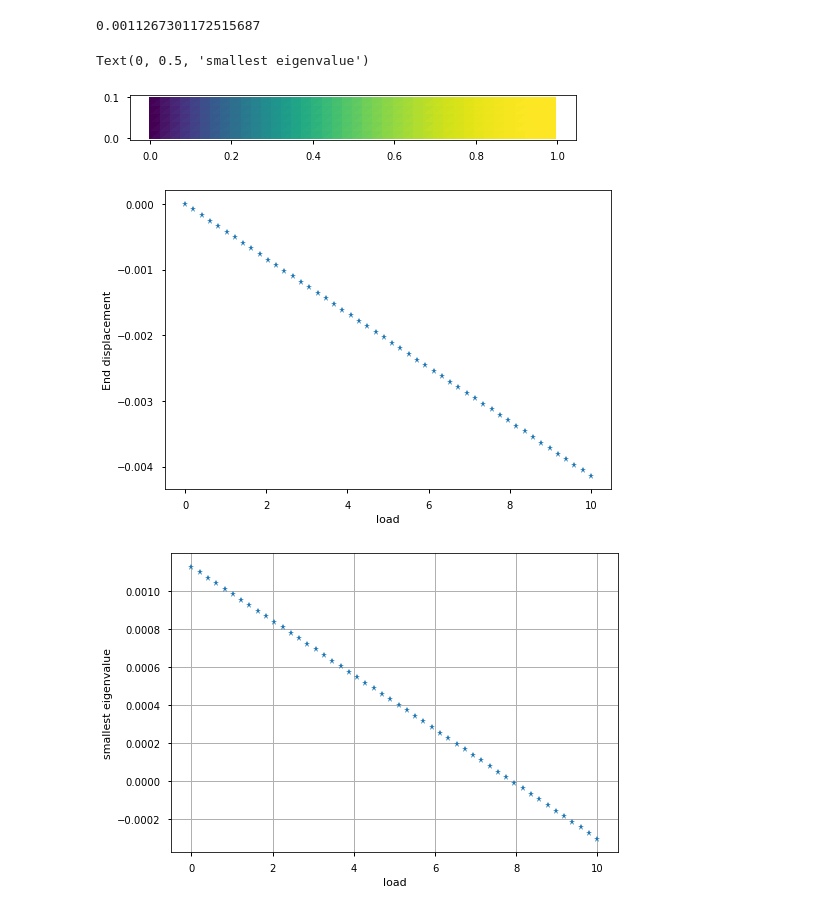
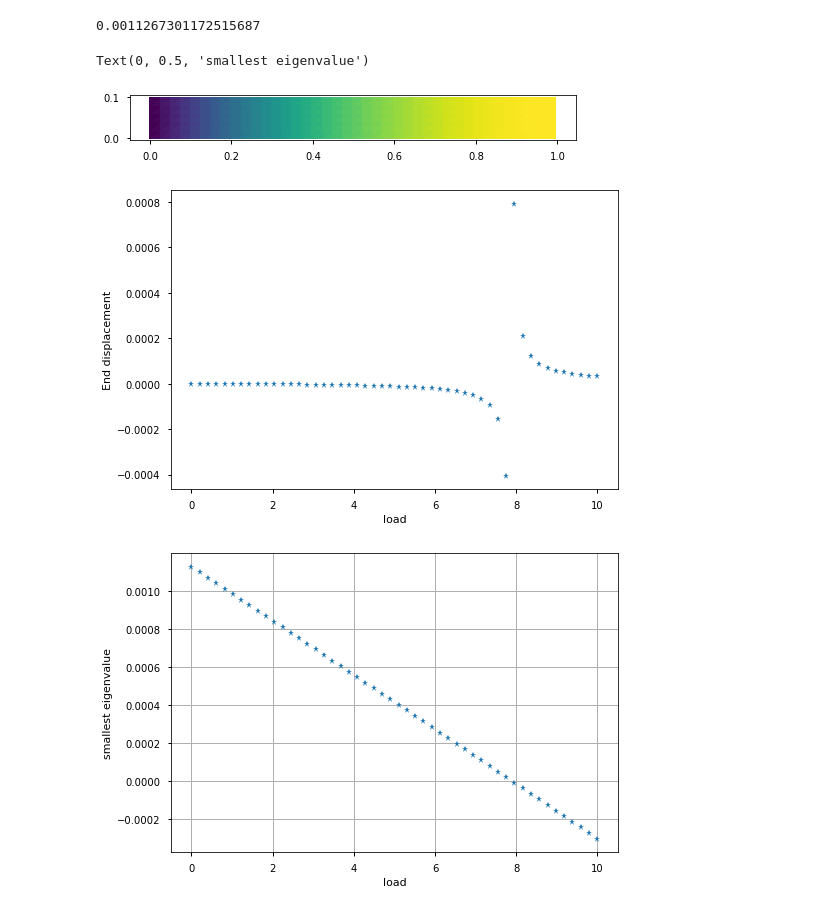
Before and after one commit to msolides2020/MU5MES01-2020, a Jupyter notebook: 04-Stability_bifurcations/NonlinearStabilityCheck.ipynb, the cells around one changed output. Drawn from its saved outputs; the diff is of its cells as text; code cells hidden in the pictures.

```diff
--- a/04-Stability_bifurcations/NonlinearStabilityCheck.ipynb
+++ b/04-Stability_bifurcations/NonlinearStabilityCheck.ipynb
@@ -132,35 +132,35 @@ Solution method: krylovschur, stopping condition: tol=1e-08, maxit=100
 Number of converged/requested eigenvalues with 1 iterations  : 6/2
 0.0011267301172515687
 # %%
-
+u.assign(Constant((0., 0.)))
 loads = np.linspace(0.0, 10, 50)
 forces = 0. * loads
 displ = 0. * loads
 min_eig = 0. * loads
 u.rename("u","u")
 file_u = File("results/nonlinear_compression.pvd");
 for (i,t) in enumerate(loads):
     b0.t = t
     # solve the problem
     solver.solve()
     # compute the smallest eigenvalue
     min_eig[i] = stability_monitor(jacobian,neig=2,verbose=False)
     # force and end displacement
-    displ[i] = assemble(u[0]*ds(2))/Ly # average transverse displacement on the rigth end
+    displ[i] = assemble(u[1]*ds(2))/Ly # average transverse displacement on the rigth end
     file_u << (u,t)
 plt.figure(0)
 plot(u, mode = "displacement")
 plt.figure(1)
 plt.plot(loads,displ,"*")
 plt.xlabel("load")
 plt.ylabel("End displacement")
 plt.figure(2)
 plt.plot(loads,min_eig,"*")
 plt.grid()
 plt.xlabel("load")
 plt.ylabel("smallest eigenvalue")
 # %% [output]
 Text(0, 0.5, 'smallest eigenvalue')
 [figure]
-[figure, old version]
+[figure, new version]
 [figure]
```
